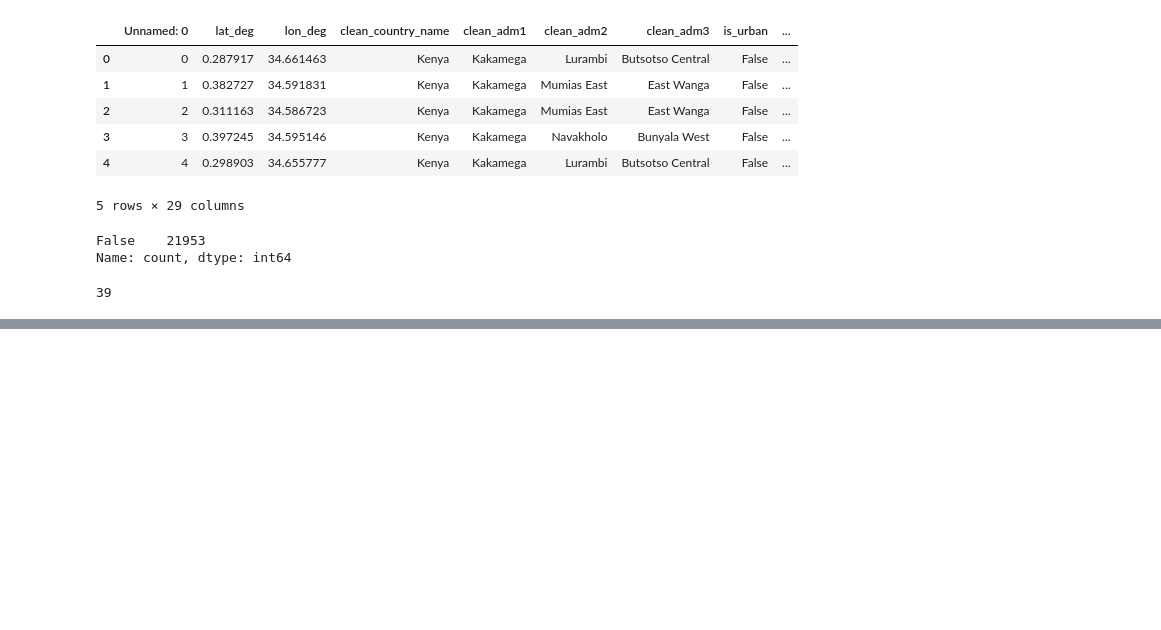
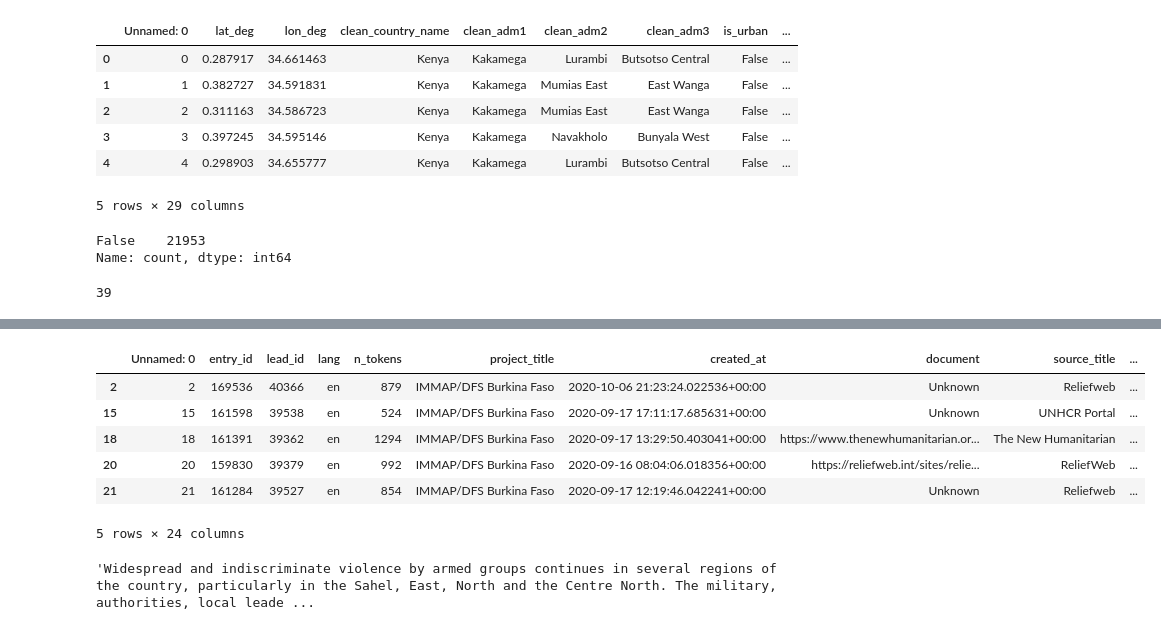
Before and after one commit to lewismwaki/cleanwaterai, a Jupyter notebook: notebooks/anthony.ipynb, the cells around one changed output, grey strips where cells are left out. Drawn from its saved outputs; the diff is of its cells as text; code cells hidden in the pictures; blank space fills up the shorter version.

```diff
--- a/notebooks/anthony.ipynb
+++ b/notebooks/anthony.ipynb
@@ -460,0 +546,36 @@ len(df['clean_adm1'].unique())
+# %%
+keywords = [
+    "contaminated", "dirty", "polluted", "unsafe", "hazardous",
+    "brown", "cloudy", "muddy", "smelly", "foul odor",
+    "discolored", "rusty", "sediment", "algae", "stagnant",
+    "fecal", "cholera", "typhoid", "e.coli", "diarrhea",
+    "unfit", "toxic", "nausea", "sickness", "illness", "infection",
+    "clean", "clear", "treated", "filtered", "purified",
+    "potable", "safe", "chlorinated", "boiled", "disinfected",
+    "UV treated", "reverse osmosis", "good taste", "no odor",
+    "fresh", "crystal clear", "transparent",
+    "filtration", "disinfection", "chlorination", "UV treatment",
+    "reverse osmosis", "boiling", "settling", "coagulation",
+    "aeration", "carbon filter", "chemical treatment",
+    "coliform", "turbidity", "pH", "arsenic", "nitrate",
+    "bacteria", "pathogen", "lead", "hardness", "contaminant level"
+]
+# %%
+import re
+
+pattern = '|'.join([re.escape(word) for word in keywords])
+# %%
+filtered_df = df[df['excerpt'].str.contains(pattern, case=False, na=False)]
+filtered_df.head()
+# %% [output]
+|  | Unnamed: 0 | entry_id | lead_id | lang | n_tokens | project_title | created_at | document | source_title | ... |
+| 2 | 2 | 169536 | 40366 | en | 879 | IMMAP/DFS Burkina Faso | 2020-10-06 21:23:24.022536+00:00 | Unknown | Reliefweb | ... |
+| 15 | 15 | 161598 | 39538 | en | 524 | IMMAP/DFS Burkina Faso | 2020-09-17 17:11:17.685631+00:00 | Unknown | UNHCR Portal | ... |
+| 18 | 18 | 161391 | 39362 | en | 1294 | IMMAP/DFS Burkina Faso | 2020-09-17 13:29:50.403041+00:00 | https://www.thenewhumanitarian.or... | The New Humanitarian | ... |
+| 20 | 20 | 159830 | 39379 | en | 992 | IMMAP/DFS Burkina Faso | 2020-09-16 08:04:06.018356+00:00 | https://reliefweb.int/sites/relie... | ReliefWeb | ... |
+| 21 | 21 | 161284 | 39527 | en | 854 | IMMAP/DFS Burkina Faso | 2020-09-17 12:19:46.042241+00:00 | Unknown | Reliefweb | ... |
+5 rows × 24 columns
+# %%
+filtered_df['excerpt'][2]
+# %% [output]
+'Widespread and indiscriminate violence by armed groups continues in several regions of the country, particularly in the Sahel, East, North and the Centre North. The military, authorities, local leade ...
```
Also changed, not shown: parts of 9 cells of this notebook, 1 other file.
